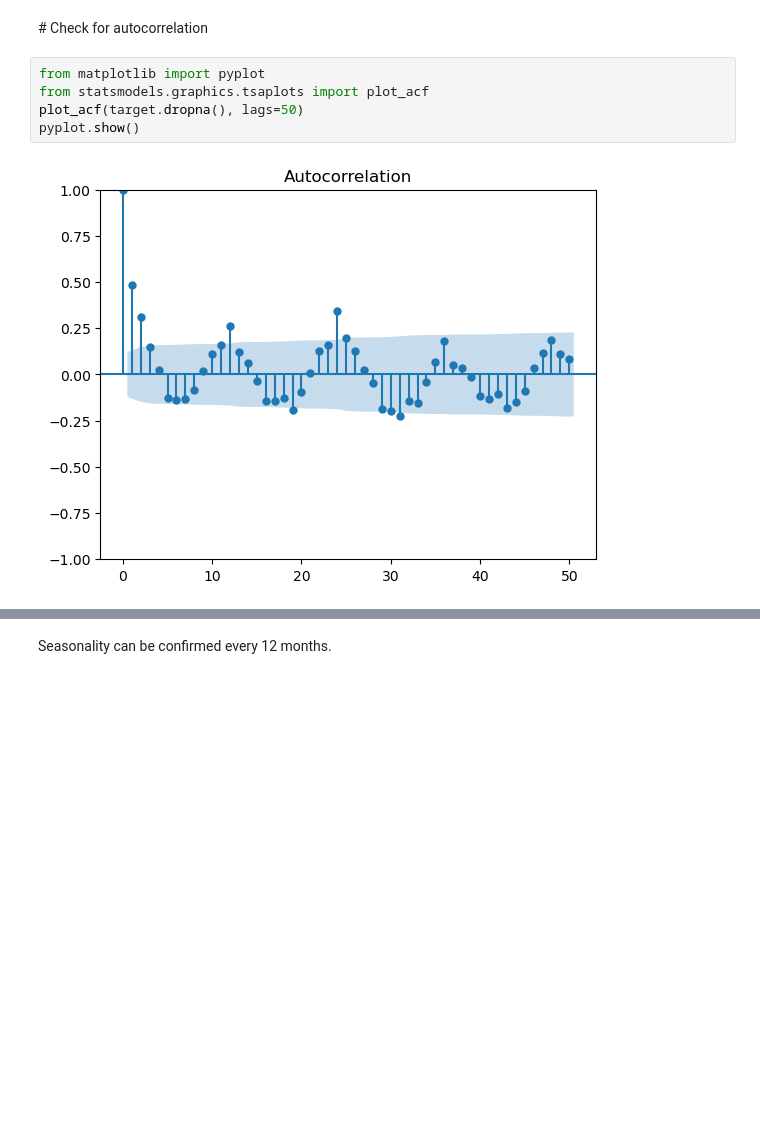
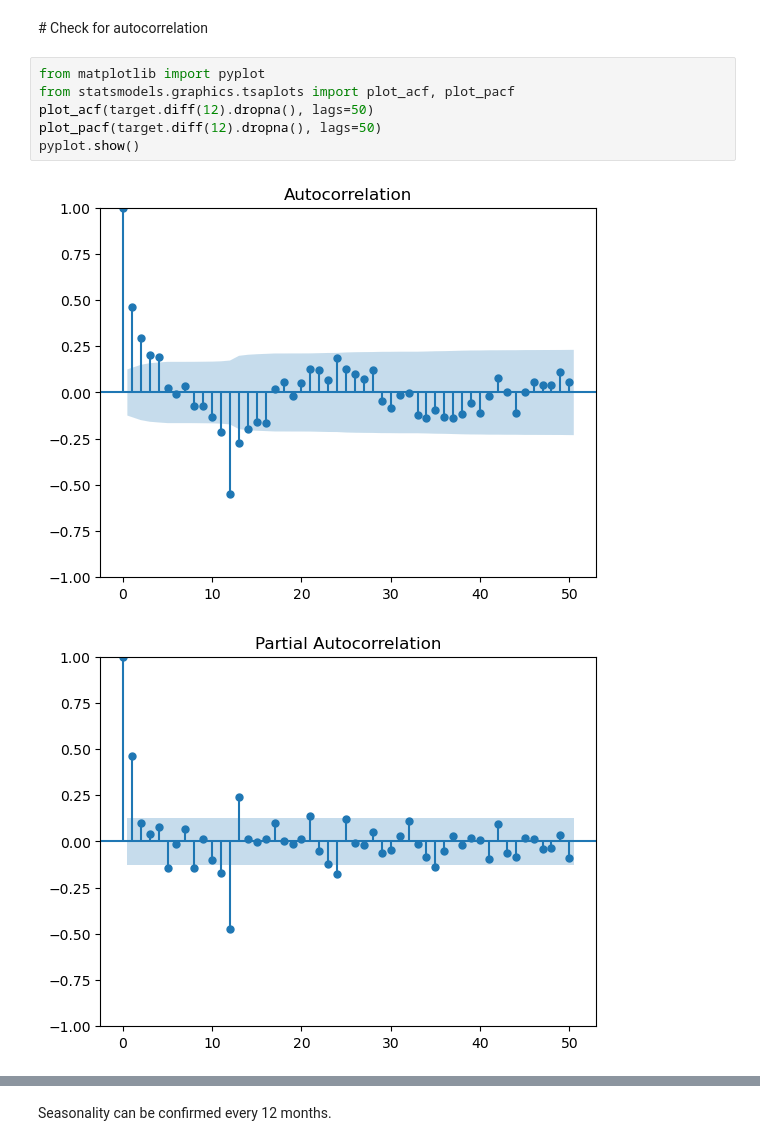
Before and after one commit to zuivu/porsche-forecast-sale, a Jupyter notebook: code/correlation.ipynb, the cells around one changed output, grey strips where cells are left out. Drawn from its saved outputs; the diff is of its cells as text; blank space fills up the shorter version.

```diff
--- a/code/correlation.ipynb
+++ b/code/correlation.ipynb
@@ -165,8 +166,10 @@ plt.show()
 # Check for autocorrelation
 # %%
 from matplotlib import pyplot
-from statsmodels.graphics.tsaplots import plot_acf
-plot_acf(target.dropna(), lags=50)
+from statsmodels.graphics.tsaplots import plot_acf, plot_pacf
+plot_acf(target.diff(12).dropna(), lags=50)
+plot_pacf(target.diff(12).dropna(), lags=50)
 pyplot.show()
 # %% [output]
-[figure, old version]
+[figure, new version]
+[figure, added]
```
Also changed, not shown: parts of 10 cells of this notebook.
